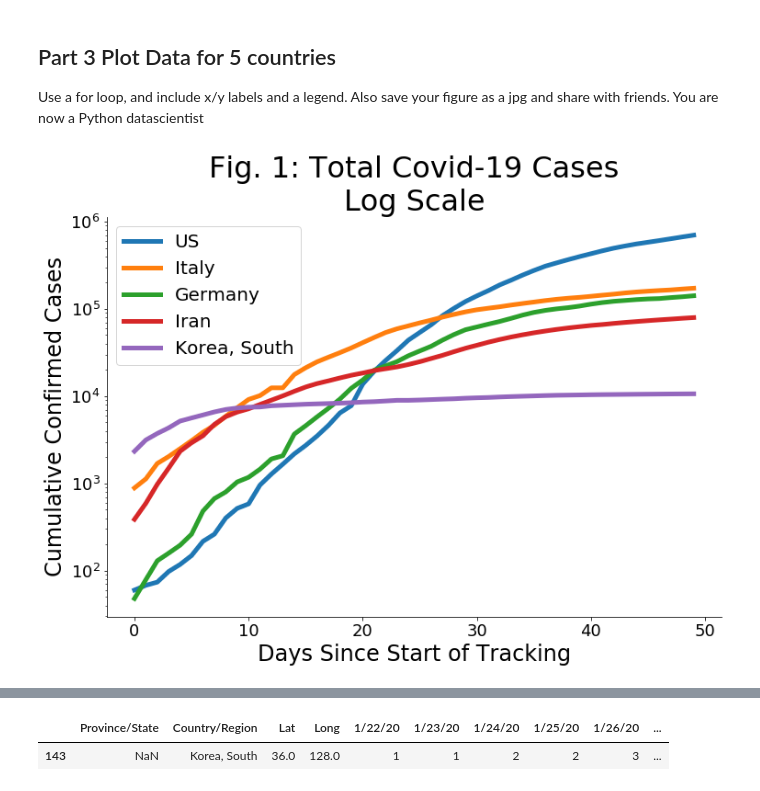
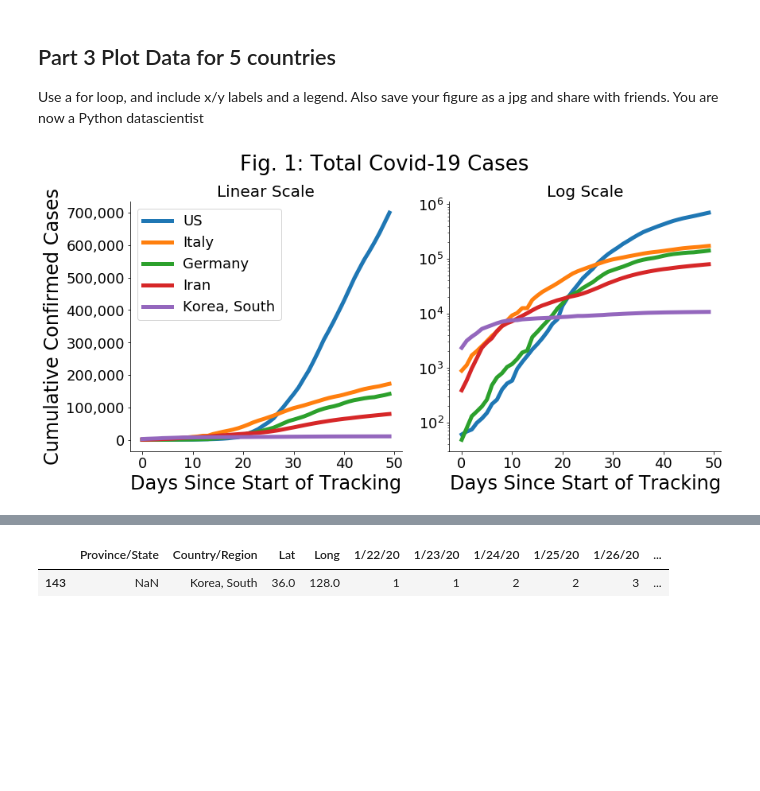
Before and after one commit to msa2011/PythonDataCourse, a Jupyter notebook: Homeworks/HW2/HW2-PlotConfirmedCases_Mohsin.ipynb, the cells around one changed output, grey strips where cells are left out. Cells and saved outputs as stored; diff of their text form; code cells hidden in the pictures; blank space fills up the shorter version.

Commit message:
Updated covid plots

```diff
--- a/Homeworks/HW2/HW2-PlotConfirmedCases_Mohsin.ipynb
+++ b/Homeworks/HW2/HW2-PlotConfirmedCases_Mohsin.ipynb
@@ -253,38 +253,44 @@ Use a for loop, and include x/y labels and a legend. Also save your figure as a
 # %%
 import matplotlib as mpl
 ##Cumulative Cases
 countries = ['US', 'Italy', 'Germany', 'Iran', 'Korea, South']
 
-fig,ax = plt.subplots(1,1,figsize=(12,8))
+fig,ax = plt.subplots(1,2,figsize=(12,6),constrained_layout=True)
+fig.suptitle('Fig. 1: Total Covid-19 Cases',fontsize=26)
 
 for country in countries:
     df_country = df[df['Country/Region'] == country]
     df_country = df_country.set_index('Country/Region', drop = True) # set pandas dataframe index to country
     df_country = df_country.drop(columns=['Lat','Long','Province/State'])
 
     data_country = df_country.loc[country,'2/28/20':'4/17/20']
 #    print(data_country)
 
-    ax.plot(data_country.values, label=country, linewidth=5)
-
-ax.set_title('Fig. 1: Total Covid-19 Cases\nLog Scale',fontsize=32)
+    for a in ax:
+        a.plot(data_country.values, label=country, linewidth=5)
+        a.set_xlabel('Days Since Start of Tracking',fontsize=24)
+        a.tick_params(labelsize=18)
+        a.yaxis.set_major_formatter(mpl.ticker.StrMethodFormatter('{x:,.0f}'))
+        a.set_xlabel('Days Since Start of Tracking',fontsize=24)
+        a.tick_params(labelsize=18)
+        a.yaxis.set_major_formatter(mpl.ticker.StrMethodFormatter('{x:,.0f}'))
+        a.spines['right'].set_visible(False)
+        a.spines['top'].set_visible(False)
 
 #ax.set_ylim(1,700000)
-ax.set_xlabel('Days Since Start of Tracking',fontsize=24)
-ax.set_ylabel('Cumulative Confirmed Cases',fontsize=24)
-ax.tick_params(labelsize=18)
-ax.yaxis.set_major_formatter(mpl.ticker.StrMethodFormatter('{x:,.0f}'))
-ax.legend(fontsize=20)
-plt.yscale('log')
-ax.spines['right'].set_visible(False)
-ax.spines['top'].set_visible(False)
+
+ax[0].set_title('Linear Scale', fontsize=20)
+ax[0].set_ylabel('Cumulative Confirmed Cases',fontsize=24)
+ax[0].legend(fontsize=18,loc='best')
+ax[1].set_title('Log Scale', fontsize=20)
+ax[1].set_yscale('log')
 plt.show()
 
 
 # save your figure
-fig.savefig('log_total_covid.jpg')
+fig.savefig('total_covid.jpg')
 # %% [output]
-[figure, old version]
+[figure, new version]
 # %%
 ##Per Capita Cases
 countries = ['US', 'Italy', 'Germany', 'Iran', 'Korea, South']
```
Also changed, not shown: parts of 1 cell of this notebook, 4 other files.
